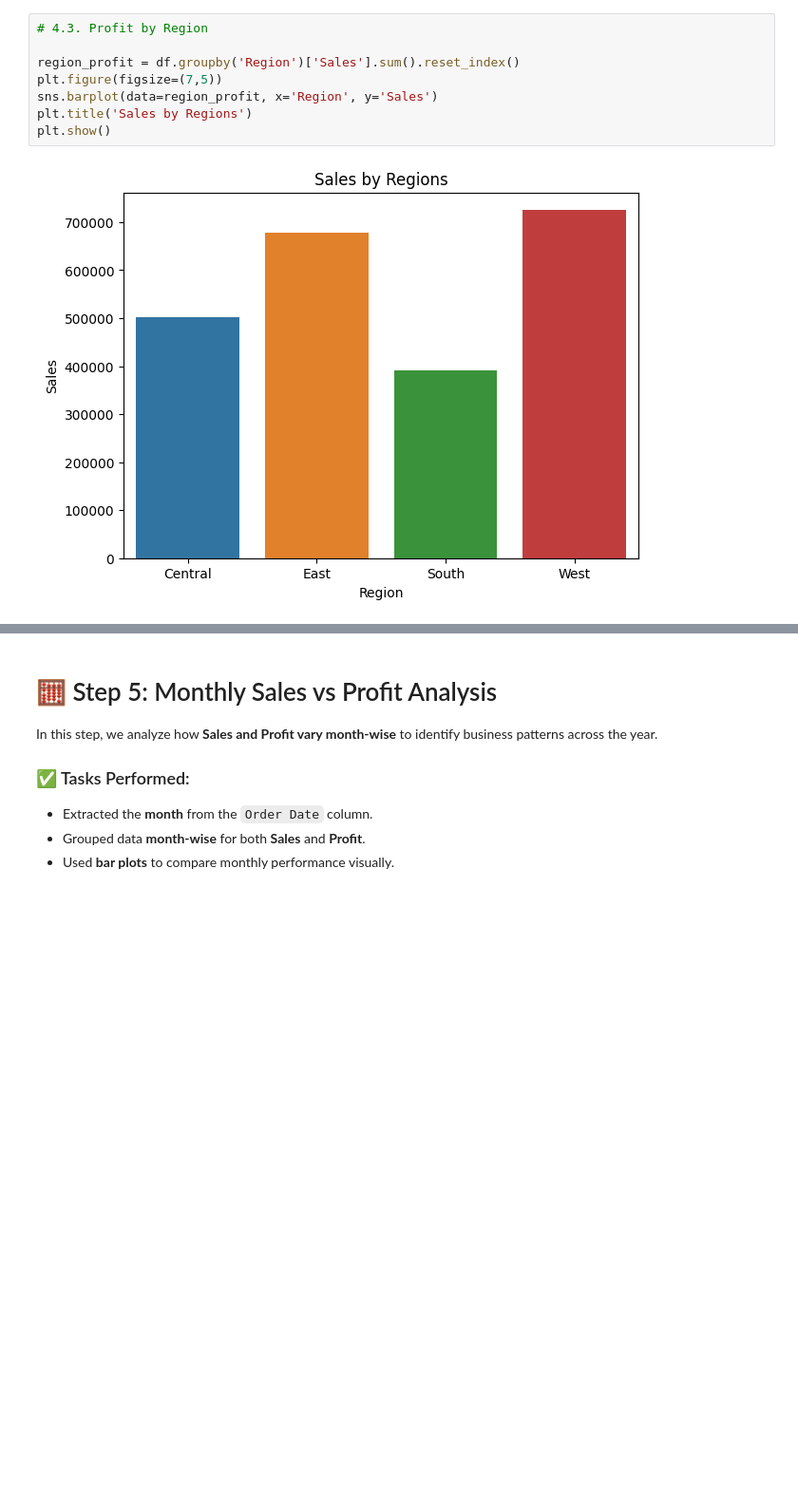
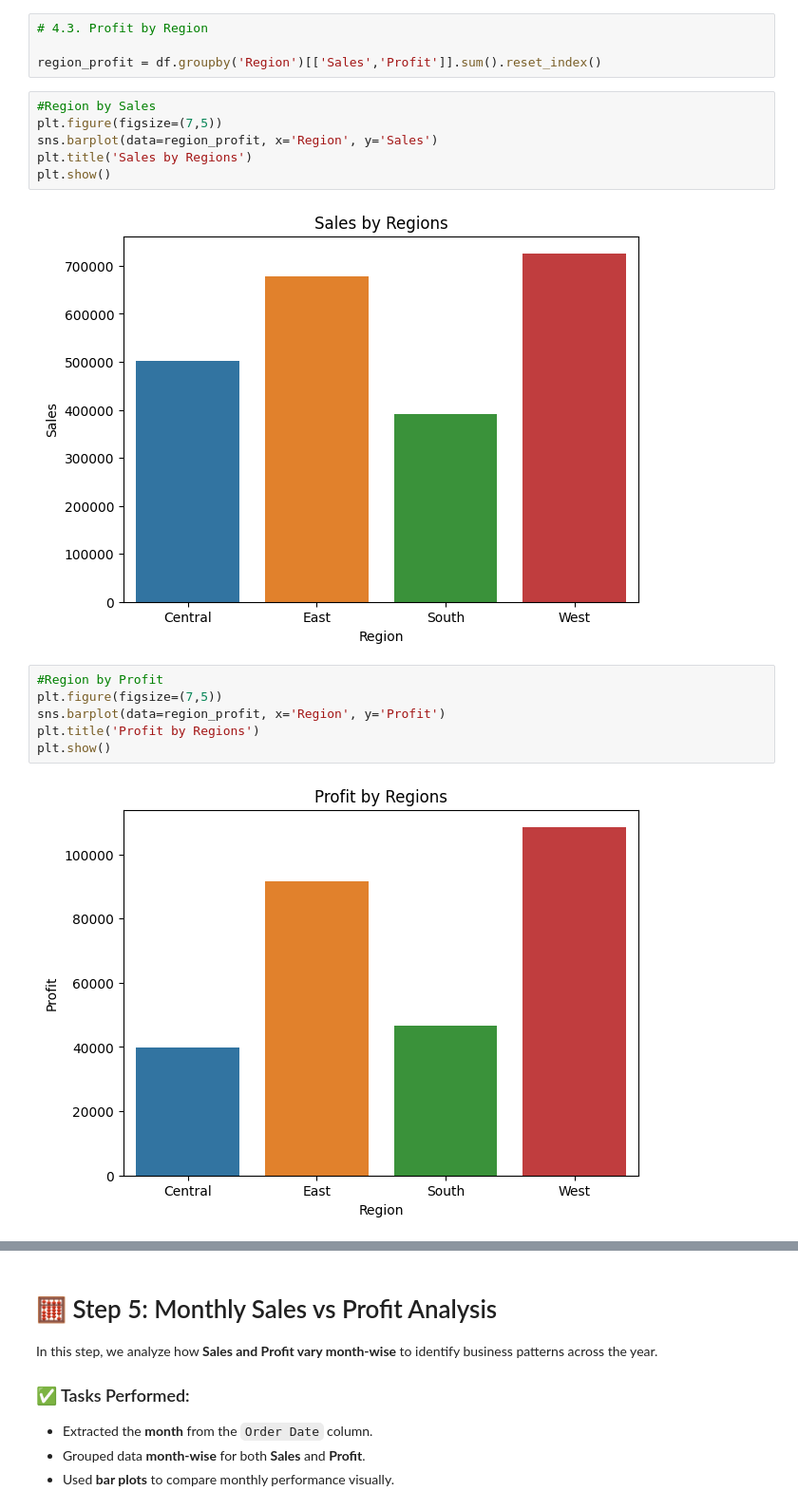
Before and after one commit to anshkumar2311/AI-Powered-Sales-Forecasting-Dashboard, a Jupyter notebook: ai-powered-sales-forecasting-dashboard.ipynb, the cells around one changed output, grey strips where cells are left out. Shown at 95% size. Drawn from its saved outputs; the diff is of its cells as text; blank space fills up the shorter version.

```diff
--- a/ai-powered-sales-forecasting-dashboard.ipynb
+++ b/ai-powered-sales-forecasting-dashboard.ipynb
@@ -273,10 +283,20 @@ plt.show()
+# %%
+# 4.3. Profit by Region
+
+region_profit = df.groupby('Region')[['Sales','Profit']].sum().reset_index()
 # %%
-# 4.3. Profit by Region
-
-region_profit = df.groupby('Region')['Sales'].sum().reset_index()
+#Region by Sales
 plt.figure(figsize=(7,5))
 sns.barplot(data=region_profit, x='Region', y='Sales')
 plt.title('Sales by Regions')
 plt.show()
 # %% [output]
 [figure]
+# %%
+#Region by Profit
+plt.figure(figsize=(7,5))
+sns.barplot(data=region_profit, x='Region', y='Profit')
+plt.title('Profit by Regions')
+plt.show()
+# %% [output]
+[figure, added]
```
Also changed, not shown: parts of 6 cells of this notebook.
